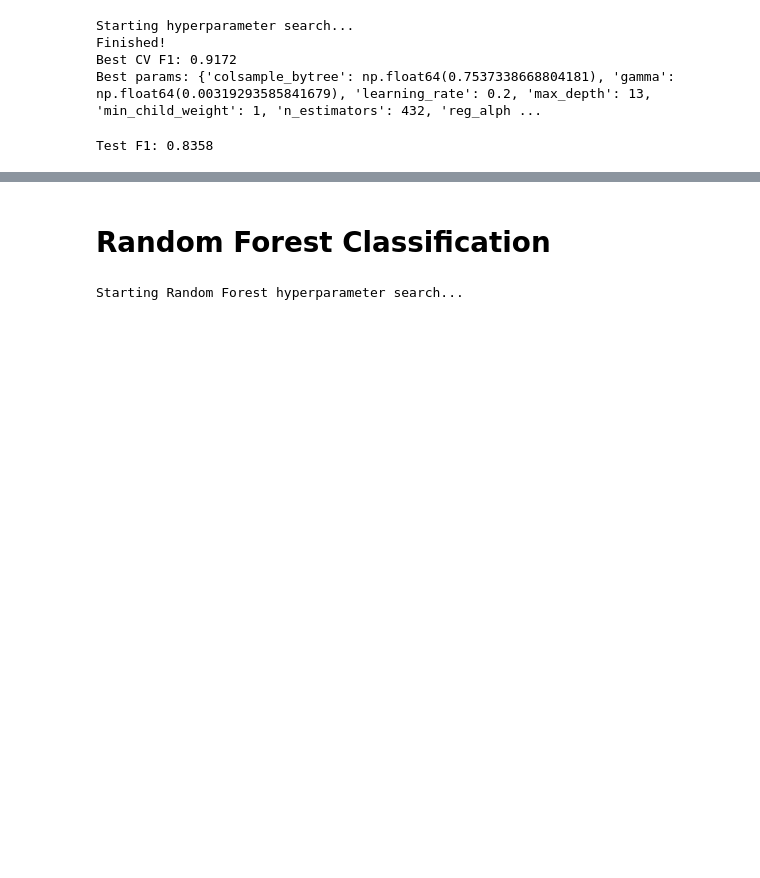
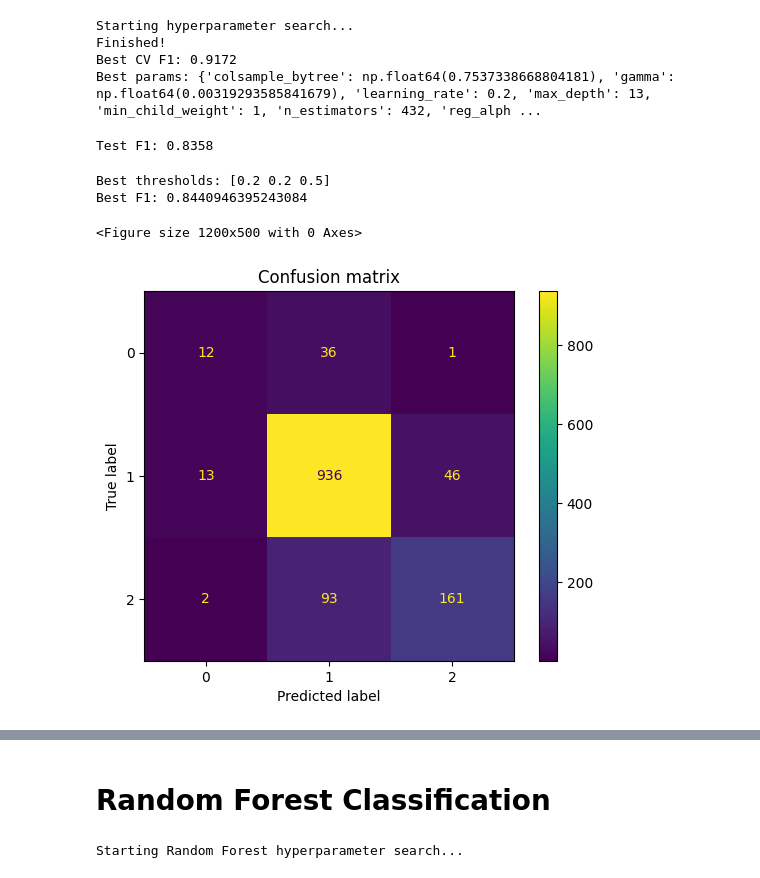
Before and after one commit to LeonardoStabile1/Wine-Quality-Classifier, a Jupyter notebook: notebooks/final_model.ipynb, the cells around one changed output, grey strips where cells are left out. Cells and saved outputs as stored; diff of their text form; code cells hidden in the pictures; blank space fills up the shorter version.

```diff
--- a/notebooks/final_model.ipynb
+++ b/notebooks/final_model.ipynb
@@ -161,12 +161,3 @@ Starting hyperparameter search...
 Finished!
 Best CV F1: 0.9172
 Best params: {'colsample_bytree': np.float64(0.7537338668804181), 'gamma': np.float64(0.00319293585841679), 'learning_rate': 0.2, 'max_depth': 13, 'min_child_weight': 1, 'n_estimators': 432, 'reg_alph ...
-# %%
-y_pred = estimator.predict(X_test)
-
-from sklearn.metrics import f1_score
-f1 = f1_score(y_test, y_pred, average='weighted')
-
-print(f"Test F1: {f1:.4f}")
-# %% [output]
-Test F1: 0.8358
@@ -172,0 +171,9 @@ Test F1: 0.8358
+# %%
+y_pred = model.predict(X_test)
+
+from sklearn.metrics import f1_score
+f1 = f1_score(y_test, y_pred, average='weighted')
+
+print(f"Test F1: {f1:.4f}")
+# %% [output]
+Test F1: 0.8358
@@ -172,0 +211,27 @@ Test F1: 0.8358
+# %%
+y_proba = model.predict_proba(X_test)
+y_true = y_test.values
+
+best_thresholds, best_f1 = optimize_thresholds(y_proba, y_true)
+
+print("Best thresholds:", best_thresholds)
+print("Best F1:", best_f1)
+# %% [output]
+Best thresholds: [0.2 0.2 0.5]
+Best F1: 0.8440946395243084
+# %%
+from sklearn.metrics import ConfusionMatrixDisplay
+import matplotlib.pyplot as plt
+y_pred_opt = predict_with_thresholds(y_proba, best_thresholds)
+
+fig = plt.figure(figsize=(12, 5))
+
+ConfusionMatrixDisplay.from_predictions(
+    y_true, y_pred_opt
+)
+plt.title("Confusion matrix")
+
+plt.show()
+# %% [output]
+<Figure size 1200x500 with 0 Axes>
+[figure, added]
```
Also changed, not shown: parts of 18 cells of this notebook, 11 other files.
